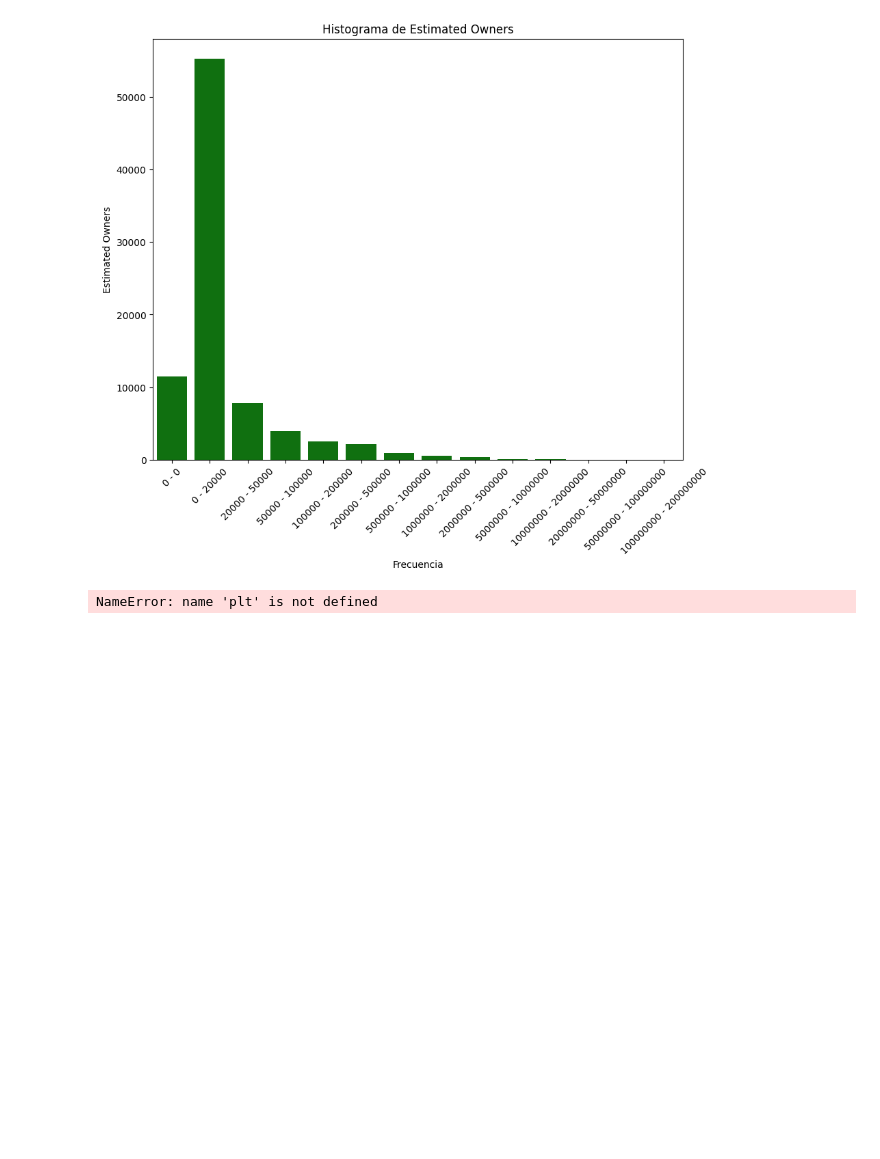
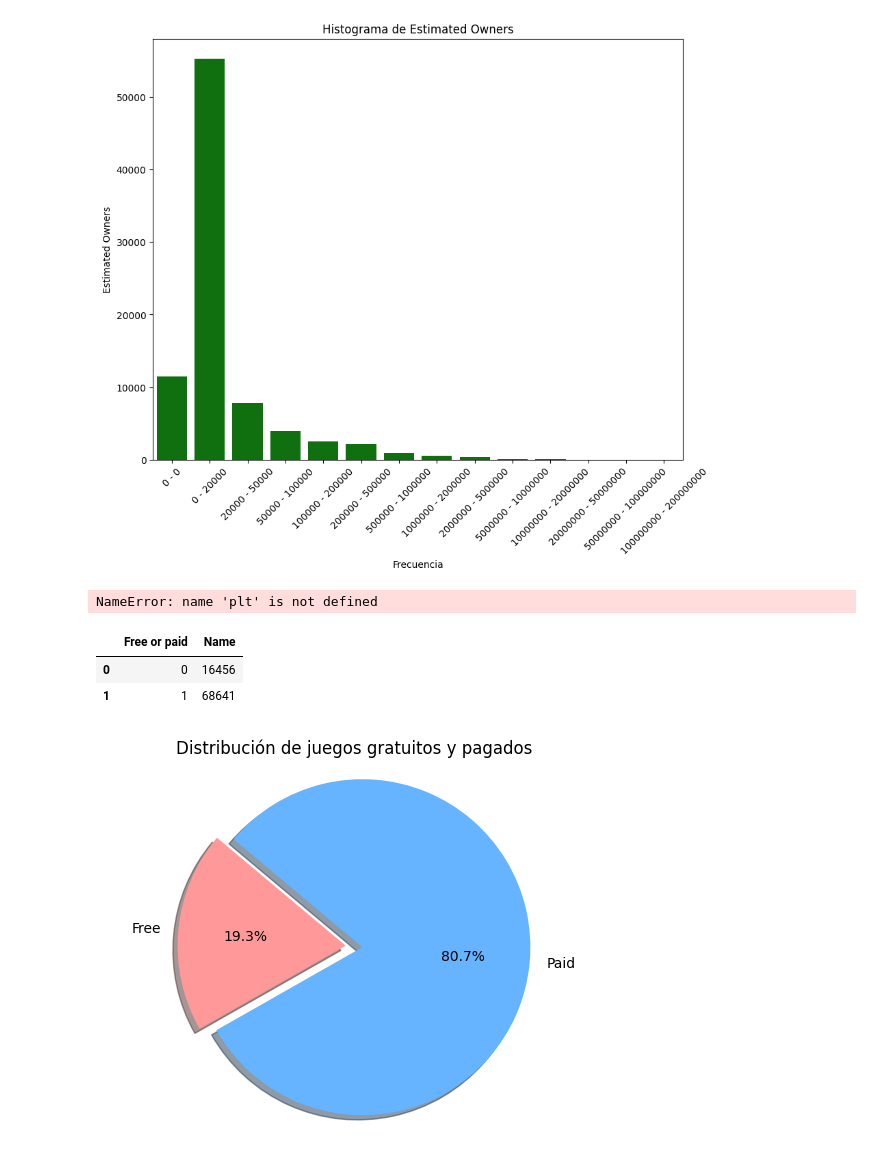
Before and after one commit to SamuelEscalante/SteamGames_Repository, a Jupyter notebook: notebooks/EDA/raw_eda.ipynb, the cells around one changed output. Drawn from its saved outputs; the diff is of its cells as text; code cells hidden in the pictures; blank space fills up the shorter version.

```diff
--- a/notebooks/EDA/raw_eda.ipynb
+++ b/notebooks/EDA/raw_eda.ipynb
@@ -388,3 +441,32 @@ plt.xlabel('Platform')
 plt.ylabel('Number of games')
 plt.title('Number of Games for Each Platform')
 plt.show()
+# %%
+# 1 if the game it is paid, 0 if it is free
+
+games['Free or paid'] = games.apply(lambda row: 1 if row['Price'] > 0 else 0, axis=1)
+
+paid_and_free_count = games.groupby("Free or paid").agg({
+    "Name":"count"
+}).reset_index()
+paid_and_free_count
+# %% [output]
+|  | Free or paid | Name |
+| 0 | 0 | 16456 |
+| 1 | 1 | 68641 |
+# %%
+# Suponiendo que ya has calculado 'paid_and_free_count'
+
+labels = ['Free', 'Paid']
+sizes = paid_and_free_count['Name']
+colors = ['#ff9999','#66b3ff']  # Colores para las categorías 'Free' y 'Paid'
+explode = (0.1, 0)  # Explotar la primera porción (Free)
+
+plt.pie(sizes, explode=explode, labels=labels, colors=colors, autopct='%1.1f%%', shadow=True, startangle=140)
+
+plt.axis('equal')  # Equal aspect ratio garantiza que el gráfico sea circular
+plt.title('Distribución de juegos gratuitos y pagados')
+
+plt.show()
+# %% [output]
+[figure, added]
```
Also changed, not shown: parts of 14 cells of this notebook, 2 other files.
